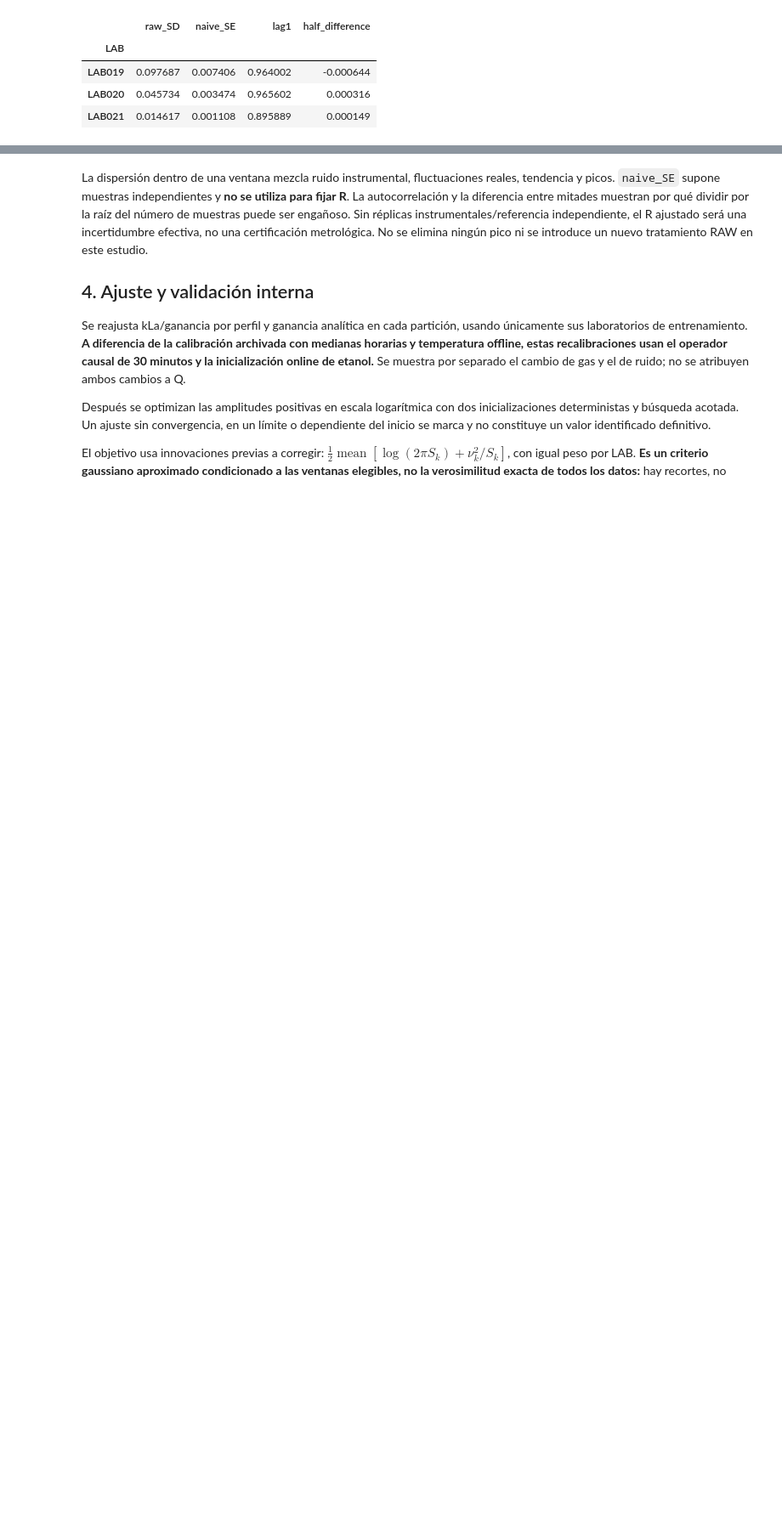
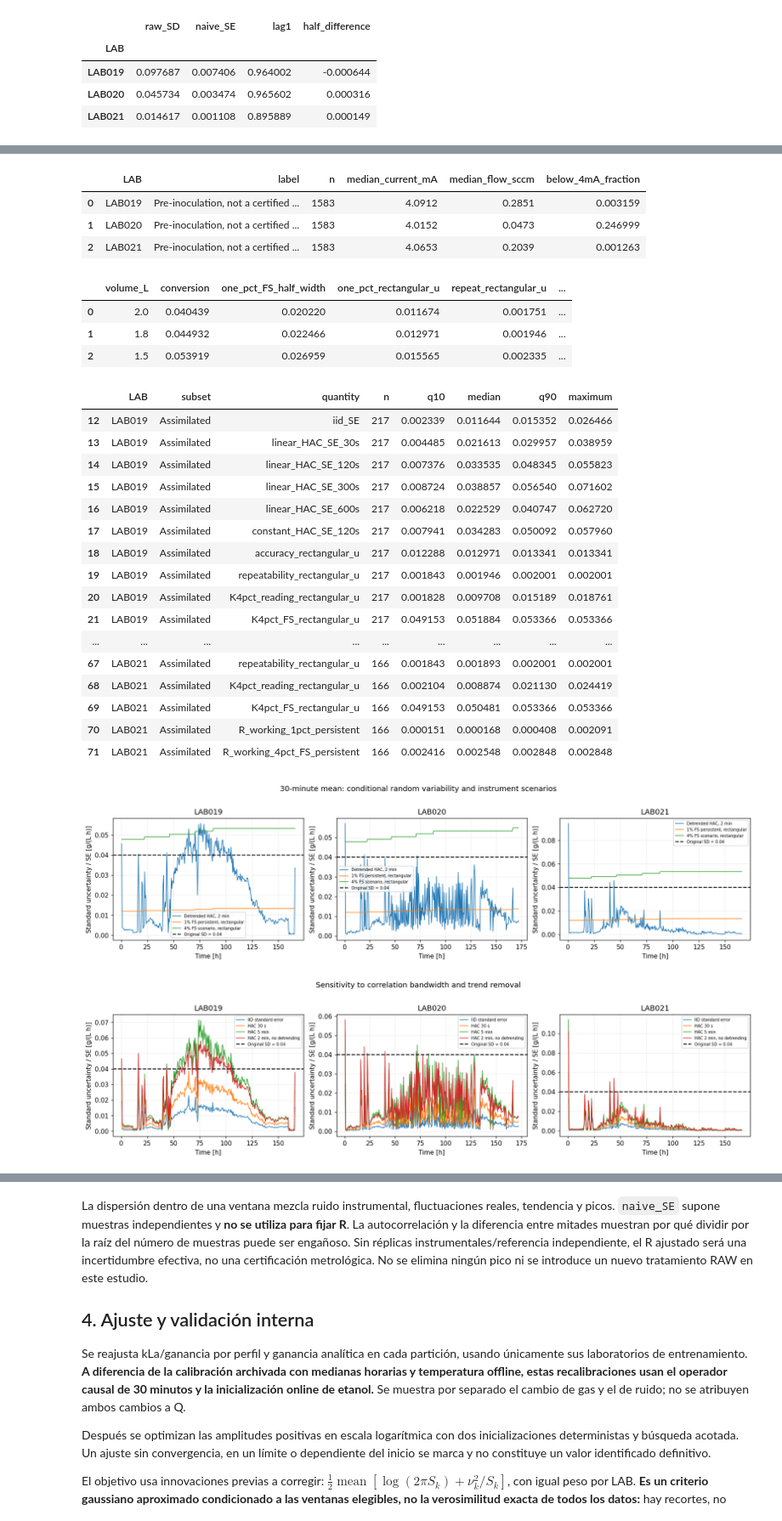
Before and after one commit to crodv/wine-fermentation, a Jupyter notebook: notebooks/EKF/kalman_analysis/01_gf_variable_solubility_noise_analysis.executed.ipynb, the cells around one changed output, grey strips where cells are left out. Shown at 85% size. Drawn from its saved outputs; the diff is of its cells as text; code cells hidden in the pictures; blank space fills up the shorter version.

```diff
--- a/notebooks/EKF/kalman_analysis/01_gf_variable_solubility_noise_analysis.executed.ipynb
+++ b/notebooks/EKF/kalman_analysis/01_gf_variable_solubility_noise_analysis.executed.ipynb
@@ -182,0 +222,12 @@ Bounds are exploratory search constraints, not experimentally determined uncerta
+# %%
+import r_assessment as ra
+R_WINDOWS,R_CHAIN,R_PRE,R_SUMMARY,R_TYPEB,R_EVIDENCE=ra.audit(ROOT,DATA,OUT)
+assert set(R_WINDOWS.LAB)==set(core.LABS)
+display(R_CHAIN)
+display(R_PRE)
+display(R_TYPEB)
+display(R_SUMMARY.loc[R_SUMMARY.subset.eq('Assimilated')])
+ra.figures(R_WINDOWS)
+print('Original observation standard deviation = 0.04; original R =',0.04**2)
+print('User-confirmed configuration: 0–50 SCCM; calibration gas = air; CO2 factor = 0.74.')
+# %% [output]
@@ -182,0 +240,27 @@ Bounds are exploratory search constraints, not experimentally determined uncerta
+|  | LAB | label | n | median_current_mA | median_flow_sccm | below_4mA_fraction |
+| 0 | LAB019 | Pre-inoculation, not a certified ... | 1583 | 4.0912 | 0.2851 | 0.003159 |
+| 1 | LAB020 | Pre-inoculation, not a certified ... | 1583 | 4.0152 | 0.0473 | 0.246999 |
+| 2 | LAB021 | Pre-inoculation, not a certified ... | 1583 | 4.0653 | 0.2039 | 0.001263 |
+|  | volume_L | conversion | one_pct_FS_half_width | one_pct_rectangular_u | repeat_rectangular_u | ... |
+| 0 | 2.0 | 0.040439 | 0.020220 | 0.011674 | 0.001751 | ... |
+| 1 | 1.8 | 0.044932 | 0.022466 | 0.012971 | 0.001946 | ... |
+| 2 | 1.5 | 0.053919 | 0.026959 | 0.015565 | 0.002335 | ... |
+|  | LAB | subset | quantity | n | q10 | median | q90 | maximum |
+| 12 | LAB019 | Assimilated | iid_SE | 217 | 0.002339 | 0.011644 | 0.015352 | 0.026466 |
+| 13 | LAB019 | Assimilated | linear_HAC_SE_30s | 217 | 0.004485 | 0.021613 | 0.029957 | 0.038959 |
+| 14 | LAB019 | Assimilated | linear_HAC_SE_120s | 217 | 0.007376 | 0.033535 | 0.048345 | 0.055823 |
+| 15 | LAB019 | Assimilated | linear_HAC_SE_300s | 217 | 0.008724 | 0.038857 | 0.056540 | 0.071602 |
+| 16 | LAB019 | Assimilated | linear_HAC_SE_600s | 217 | 0.006218 | 0.022529 | 0.040747 | 0.062720 |
+| 17 | LAB019 | Assimilated | constant_HAC_SE_120s | 217 | 0.007941 | 0.034283 | 0.050092 | 0.057960 |
+| 18 | LAB019 | Assimilated | accuracy_rectangular_u | 217 | 0.012288 | 0.012971 | 0.013341 | 0.013341 |
+| 19 | LAB019 | Assimilated | repeatability_rectangular_u | 217 | 0.001843 | 0.001946 | 0.002001 | 0.002001 |
+| 20 | LAB019 | Assimilated | K4pct_reading_rectangular_u | 217 | 0.001828 | 0.009708 | 0.015189 | 0.018761 |
+| 21 | LAB019 | Assimilated | K4pct_FS_rectangular_u | 217 | 0.049153 | 0.051884 | 0.053366 | 0.053366 |
+| ... | ... | ... | ... | ... | ... | ... | ... | ... |
+| 67 | LAB021 | Assimilated | repeatability_rectangular_u | 166 | 0.001843 | 0.001893 | 0.002001 | 0.002001 |
+| 68 | LAB021 | Assimilated | K4pct_reading_rectangular_u | 166 | 0.002104 | 0.008874 | 0.021130 | 0.024419 |
+| 69 | LAB021 | Assimilated | K4pct_FS_rectangular_u | 166 | 0.049153 | 0.050481 | 0.053366 | 0.053366 |
+| 70 | LAB021 | Assimilated | R_working_1pct_persistent | 166 | 0.000151 | 0.000168 | 0.000408 | 0.002091 |
+| 71 | LAB021 | Assimilated | R_working_4pct_FS_persistent | 166 | 0.002416 | 0.002548 | 0.002848 | 0.002848 |
+[figure, added]
+[figure, added]
```
Also changed, not shown: parts of 6 cells of this notebook, 13 other files.
